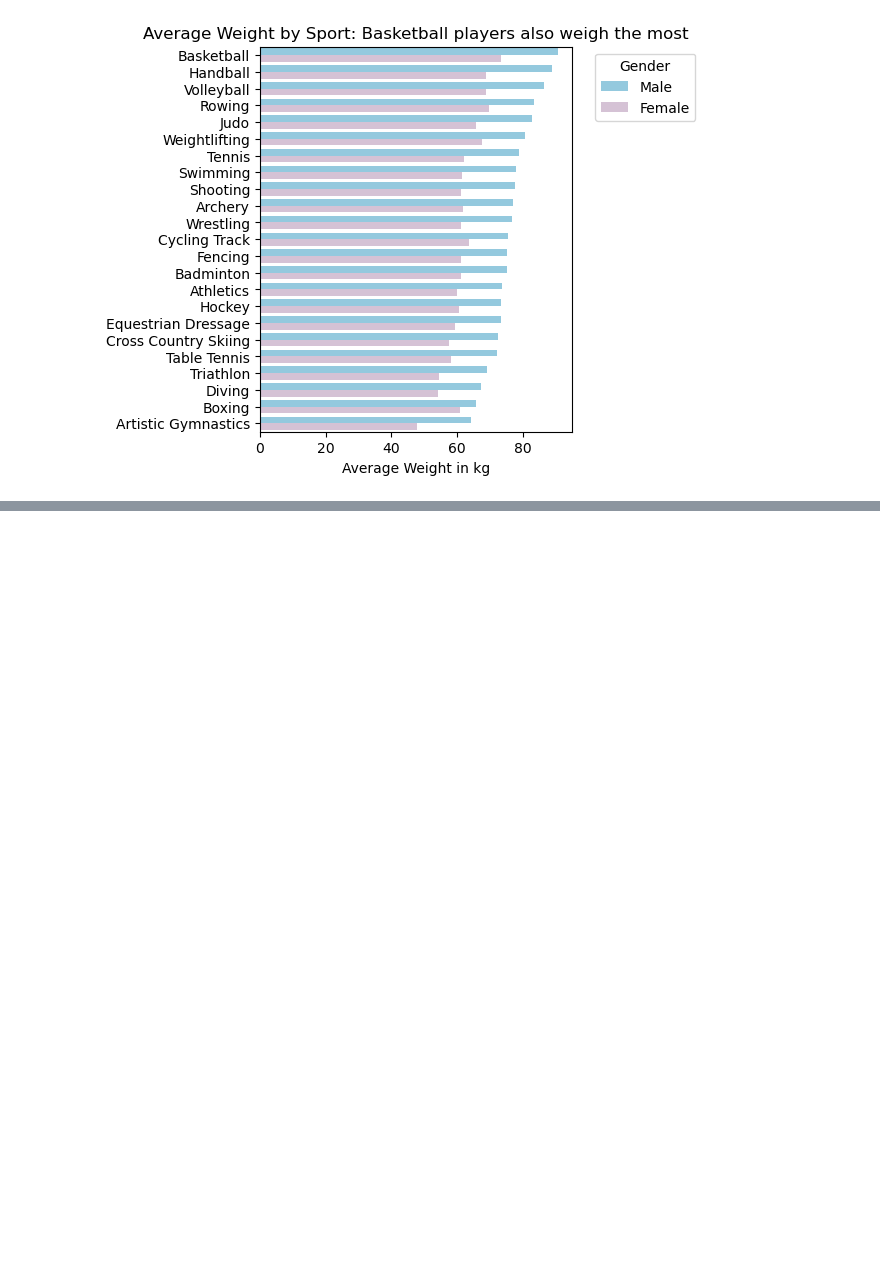
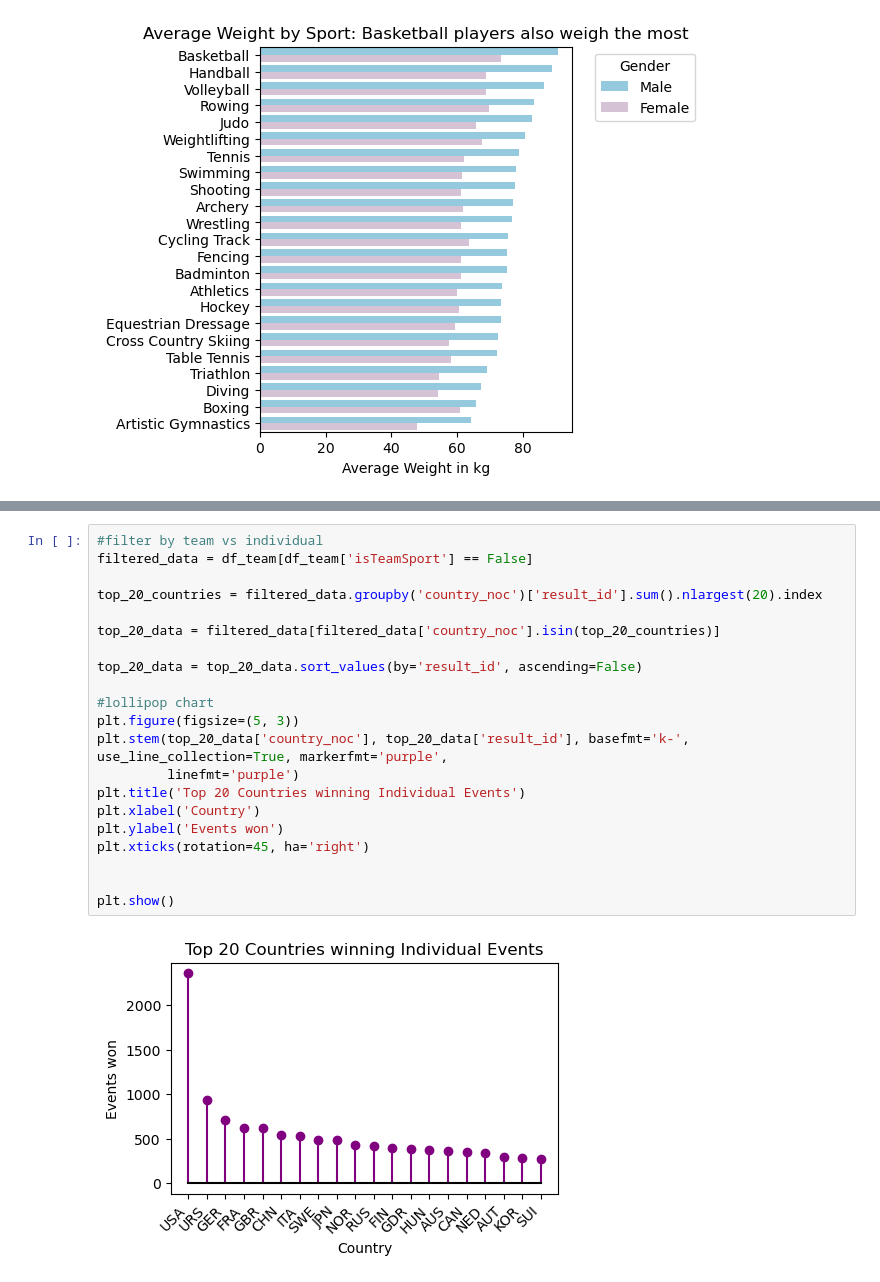
Before and after one commit to ana-047/Olymploration, a Jupyter notebook: Olymploration.ipynb, the cells around one changed output, grey strips where cells are left out. Drawn from its saved outputs; the diff is of its cells as text; blank space fills up the shorter version.

```diff
--- a/Olymploration.ipynb
+++ b/Olymploration.ipynb
@@ -539,0 +558,23 @@ df_results
+# %%
+#filter by team vs individual
+filtered_data = df_team[df_team['isTeamSport'] == False]
+
+top_20_countries = filtered_data.groupby('country_noc')['result_id'].sum().nlargest(20).index
+
+top_20_data = filtered_data[filtered_data['country_noc'].isin(top_20_countries)]
+
+top_20_data = top_20_data.sort_values(by='result_id', ascending=False)
+
+#lollipop chart
+plt.figure(figsize=(5, 3))
+plt.stem(top_20_data['country_noc'], top_20_data['result_id'], basefmt='k-', use_line_collection=True, markerfmt='purple',
+         linefmt='purple')
+plt.title('Top 20 Countries winning Individual Events')
+plt.xlabel('Country')
+plt.ylabel('Events won')
+plt.xticks(rotation=45, ha='right')
+
+
+plt.show()
+# %% [output]
+[figure, added]
```
Also changed, not shown: parts of 12 cells of this notebook.
